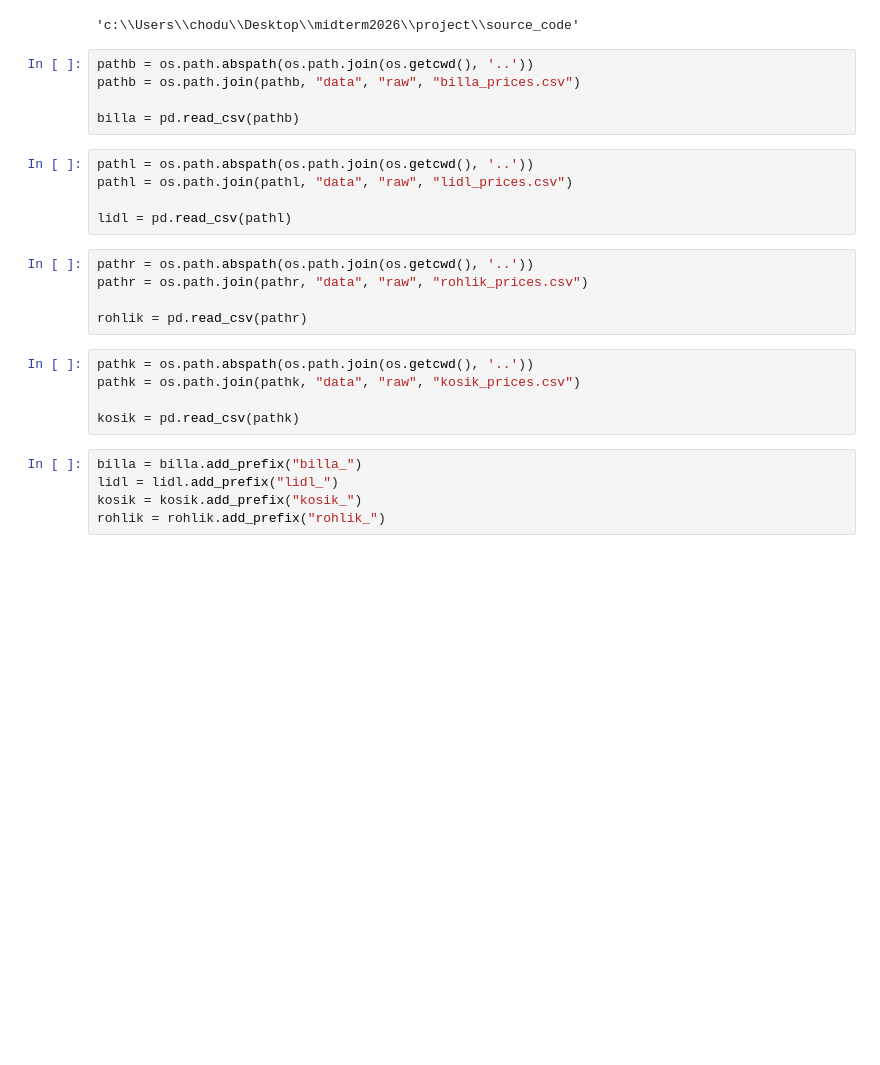
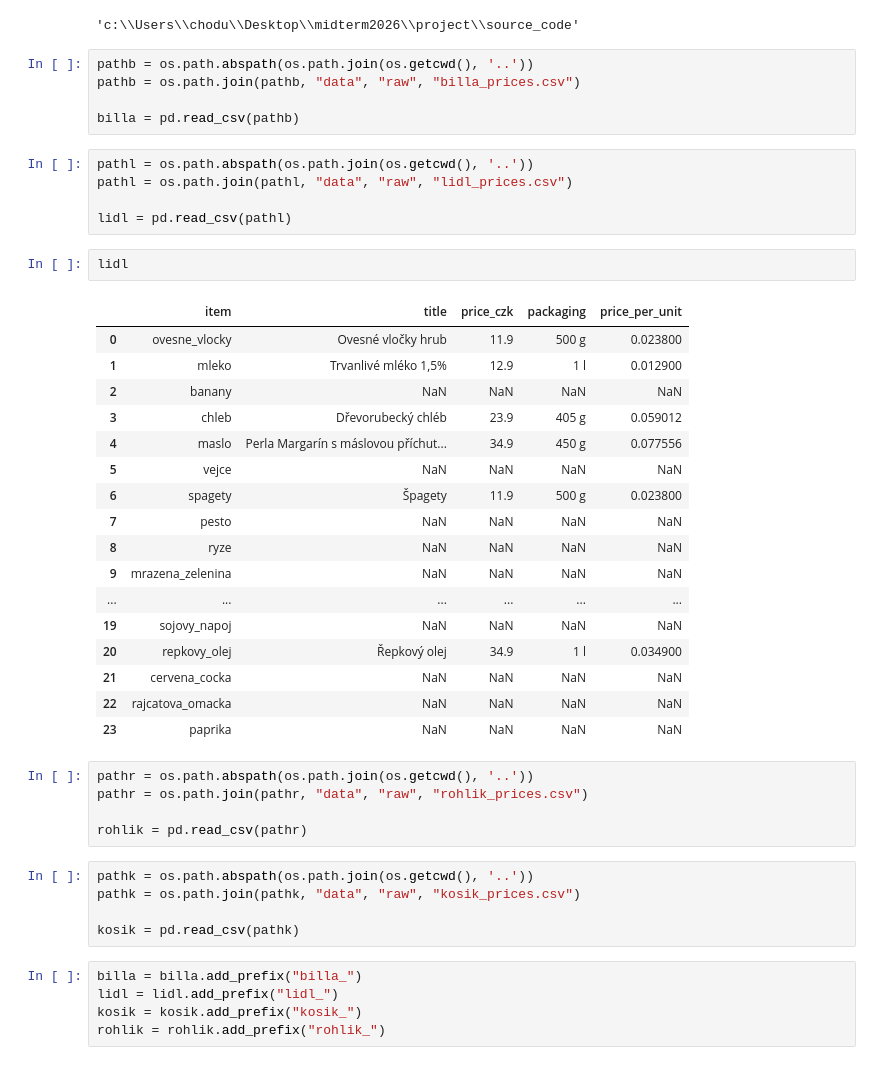
Before and after one commit to haeronwen/project, a Jupyter notebook: source_code/4_groceries_cleaner.ipynb, the cells around one changed output. Cells and saved outputs as stored; diff of their text form; blank space fills up the shorter version.

```diff
--- a/source_code/4_groceries_cleaner.ipynb
+++ b/source_code/4_groceries_cleaner.ipynb
@@ -18,6 +18,26 @@ pathl = os.path.abspath(os.path.join(os.getcwd(), '..'))
 pathl = os.path.join(pathl, "data", "raw", "lidl_prices.csv")
 
 lidl = pd.read_csv(pathl)
+# %%
+lidl
+# %% [output]
+|  | item | title | price_czk | packaging | price_per_unit |
+| 0 | ovesne_vlocky | Ovesné vločky hrub | 11.9 | 500 g | 0.023800 |
+| 1 | mleko | Trvanlivé mléko 1,5% | 12.9 | 1 l | 0.012900 |
+| 2 | banany | NaN | NaN | NaN | NaN |
+| 3 | chleb | Dřevorubecký chléb | 23.9 | 405 g | 0.059012 |
+| 4 | maslo | Perla Margarín s máslovou příchut... | 34.9 | 450 g | 0.077556 |
+| 5 | vejce | NaN | NaN | NaN | NaN |
+| 6 | spagety | Špagety | 11.9 | 500 g | 0.023800 |
+| 7 | pesto | NaN | NaN | NaN | NaN |
+| 8 | ryze | NaN | NaN | NaN | NaN |
+| 9 | mrazena_zelenina | NaN | NaN | NaN | NaN |
+| ... | ... | ... | ... | ... | ... |
+| 19 | sojovy_napoj | NaN | NaN | NaN | NaN |
+| 20 | repkovy_olej | Řepkový olej | 34.9 | 1 l | 0.034900 |
+| 21 | cervena_cocka | NaN | NaN | NaN | NaN |
+| 22 | rajcatova_omacka | NaN | NaN | NaN | NaN |
+| 23 | paprika | NaN | NaN | NaN | NaN |
 # %%
 pathr = os.path.abspath(os.path.join(os.getcwd(), '..'))
 pathr = os.path.join(pathr, "data", "raw", "rohlik_prices.csv")
```
Also changed, not shown: parts of 11 cells of this notebook, 7 other files.
